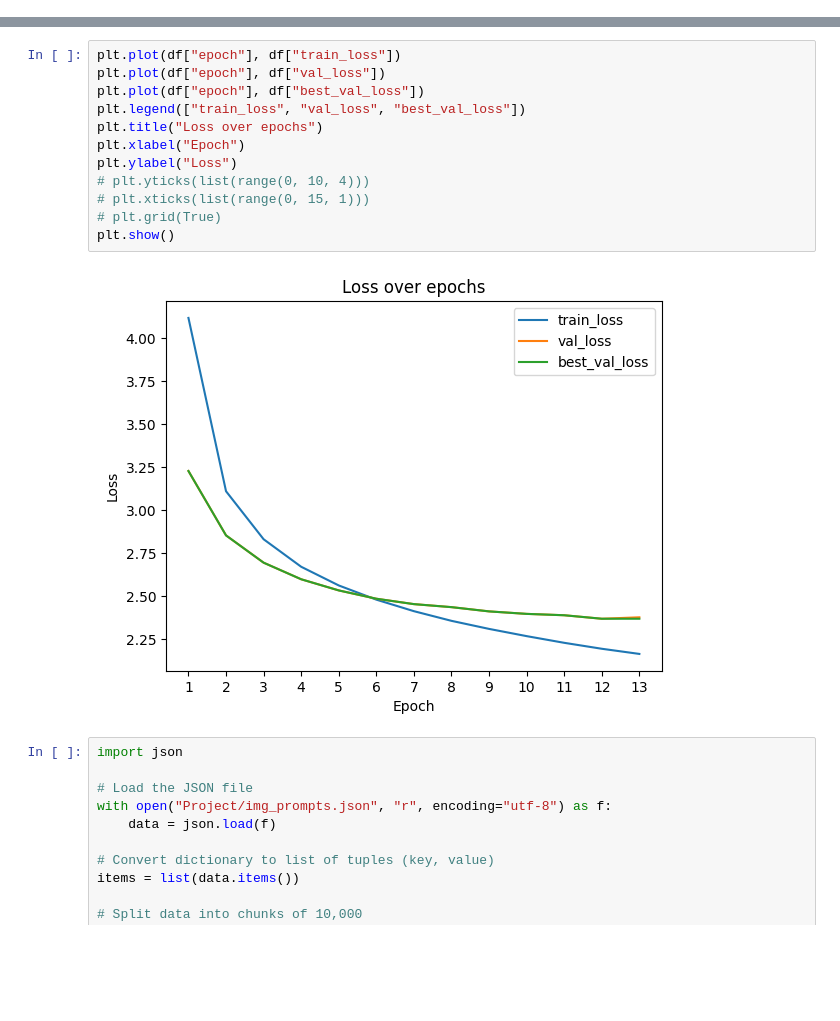
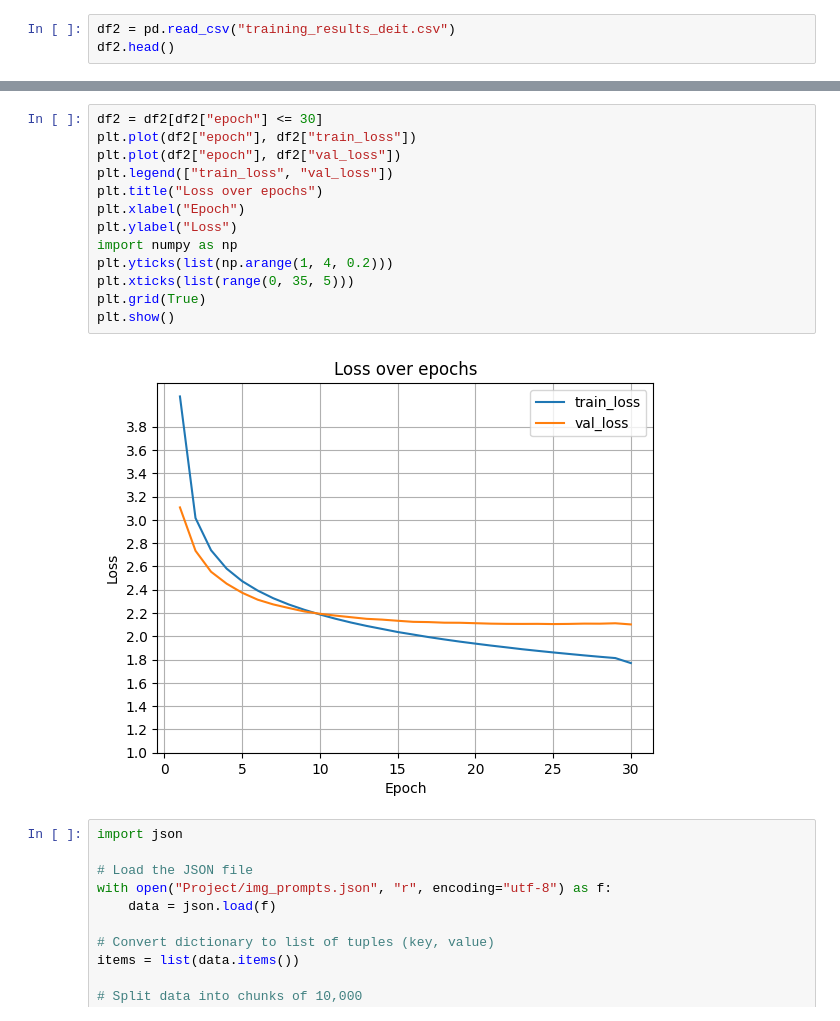
Before and after one commit to vaibhav7766/CV_GAN_Project, a Jupyter notebook: evaluate.ipynb, the cells around one changed output, grey strips where cells are left out. Drawn from its saved outputs; the diff is of its cells as text; blank space fills up the shorter version.

```diff
--- a/evaluate.ipynb
+++ b/evaluate.ipynb
@@ -13,0 +52,3 @@ df.head()
+# %%
+df2 = pd.read_csv("training_results_deit.csv")
+df2.head()
@@ -14,17 +62,18 @@ df.head()
 # %%
-plt.plot(df["epoch"], df["train_loss"])
-plt.plot(df["epoch"], df["val_loss"])
-plt.plot(df["epoch"], df["best_val_loss"])
-plt.legend(["train_loss", "val_loss", "best_val_loss"])
+df2 = df2[df2["epoch"] <= 30]
+plt.plot(df2["epoch"], df2["train_loss"])
+plt.plot(df2["epoch"], df2["val_loss"])
+plt.legend(["train_loss", "val_loss"])
 plt.title("Loss over epochs")
 plt.xlabel("Epoch")
 plt.ylabel("Loss")
-# plt.yticks(list(range(0, 10, 4)))
-# plt.xticks(list(range(0, 15, 1)))
-# plt.grid(True)
+import numpy as np
+plt.yticks(list(np.arange(1, 4, 0.2)))
+plt.xticks(list(range(0, 35, 5)))
+plt.grid(True)
 plt.show()
 # %% [output]
-[figure, old version]
+[figure, new version]
 # %%
 import json
 
```
Also changed, not shown: parts of 9 cells of this notebook, 32 other files.
